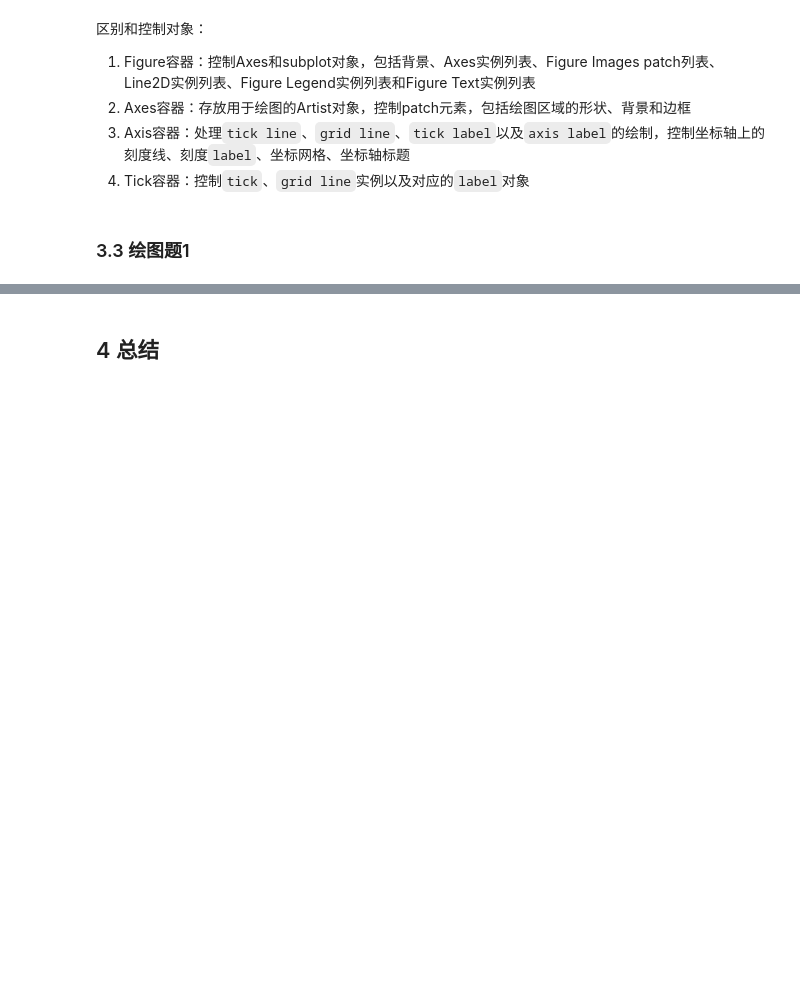
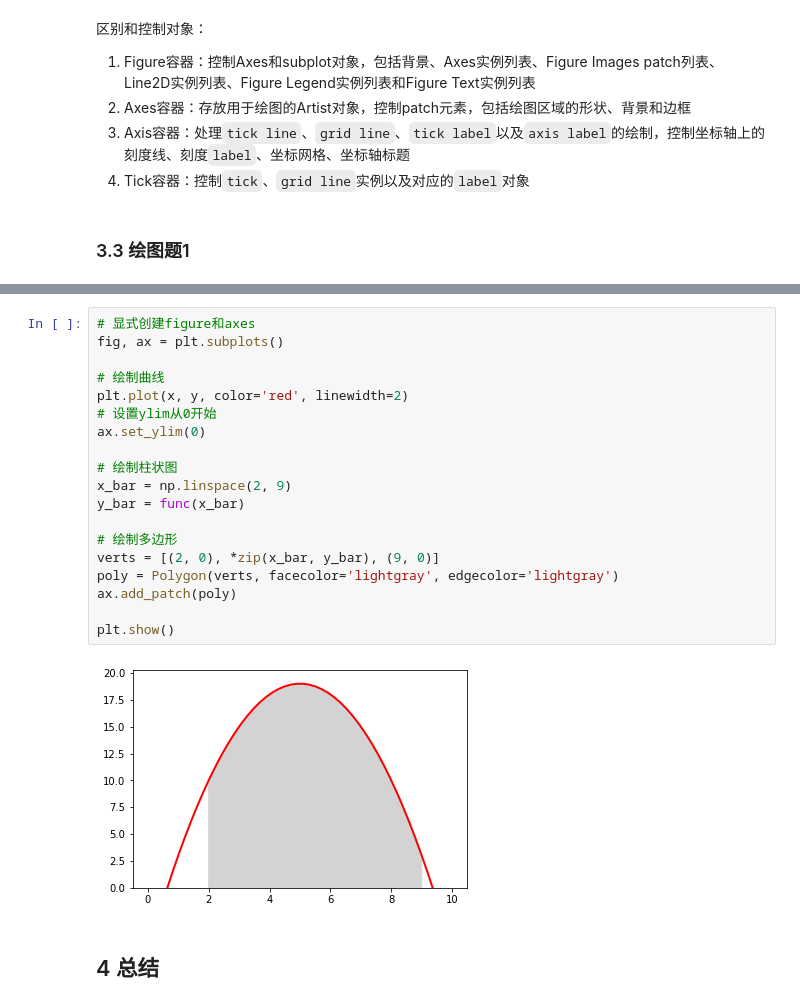
Before and after one commit to Relph1119/my-team-learning, a Jupyter notebook: notebook/matplotlib_learning29/my_homework/task02.ipynb, the cells around one changed output, grey strips where cells are left out. Cells and saved outputs as stored; diff of their text form; blank space fills up the shorter version.

```diff
--- a/notebook/matplotlib_learning29/my_homework/task02.ipynb
+++ b/notebook/matplotlib_learning29/my_homework/task02.ipynb
@@ -304,3 +390,24 @@ primitives 和 container的区别和联系是什么？
+# %%
+# 显式创建figure和axes
+fig, ax = plt.subplots()
+
+# 绘制曲线
+plt.plot(x, y, color='red', linewidth=2)
+# 设置ylim从0开始
+ax.set_ylim(0)
+
+# 绘制柱状图
+x_bar = np.linspace(2, 9)
+y_bar = func(x_bar)
+
+# 绘制多边形
+verts = [(2, 0), *zip(x_bar, y_bar), (9, 0)]
+poly = Polygon(verts, facecolor='lightgray', edgecolor='lightgray')
+ax.add_patch(poly)
+
+plt.show()
+# %% [output]
+[figure, added]
 # %% [markdown]
 ## 4 总结
 # %% [markdown]
```
Also changed, not shown: parts of 9 cells of this notebook, 10 other files.
